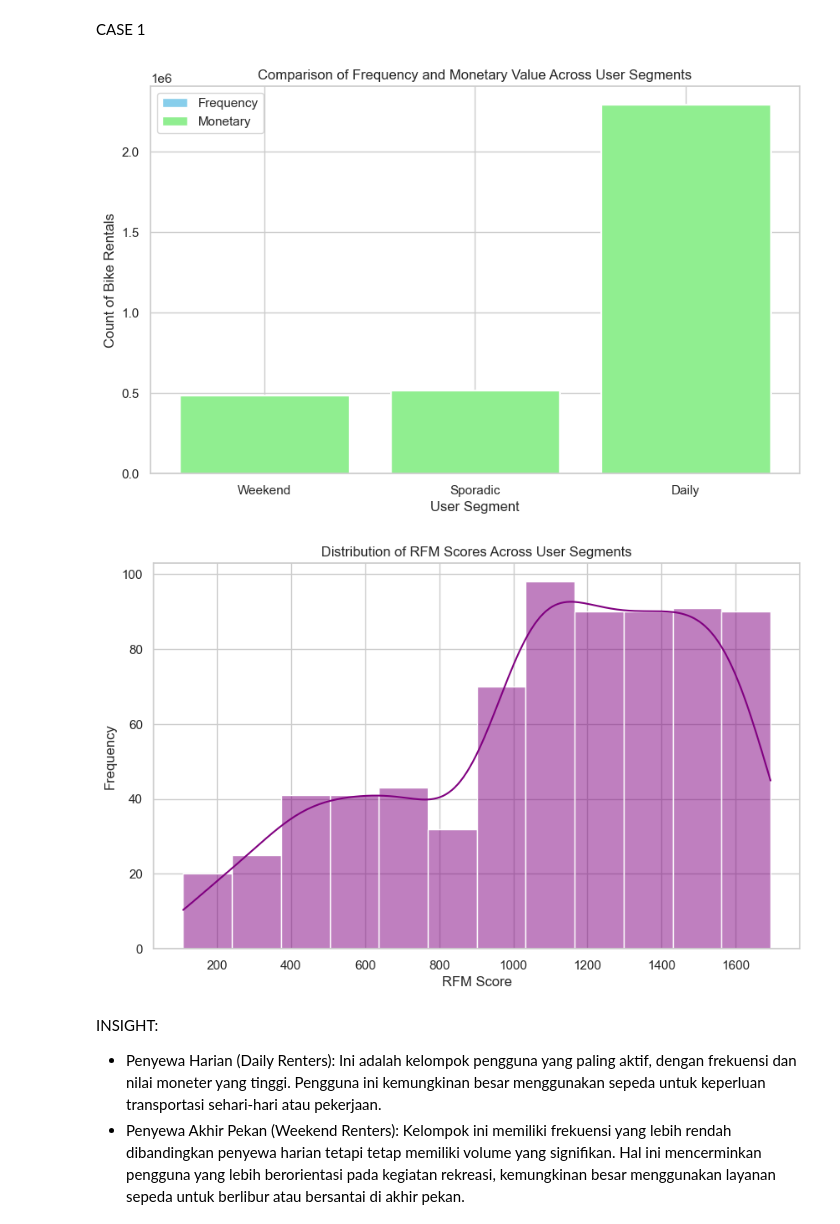
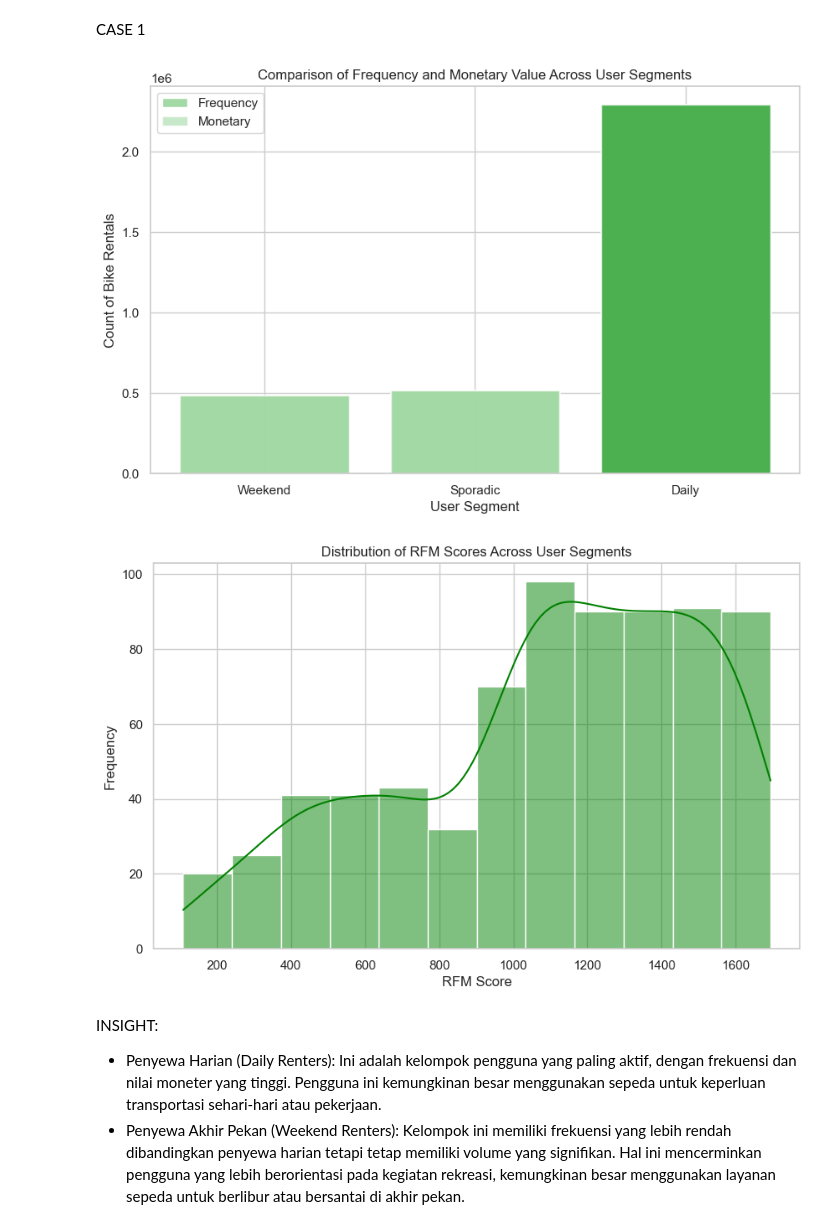
Before and after one commit to Raditya7405/Bangkit, a Jupyter notebook: notebook.ipynb, the cells around one changed output. Cells and saved outputs as stored; diff of their text form; code cells hidden in the pictures.

```diff
--- a/notebook.ipynb
+++ b/notebook.ipynb
@@ -719,31 +743,39 @@ CASE 1
 # %%
 import pandas as pd
 import matplotlib.pyplot as plt
 import seaborn as sns
 
 # Load the refined RFM analysis result
 rfm_segment = pd.read_csv('rfm_analysis_bike_sharing_segments.csv')
 
 # Bar Plot: Frequency and Monetary by User Segment
 plt.figure(figsize=(10, 6))
-plt.bar(rfm_segment['User_Segment'], rfm_segment['Frequency'], color='skyblue', label='Frequency')
-plt.bar(rfm_segment['User_Segment'], rfm_segment['Monetary'], color='lightgreen', label='Monetary')
+max_frequency = rfm_segment['Frequency'].max()
+max_monetary = rfm_segment['Monetary'].max()
+
+# Setting colors based on condition
+colors_frequency = ['#A3D9A5' if value < max_frequency else '#4CAF50' for value in rfm_segment['Frequency']]  # light green for lower values, dark green for the highest
+colors_monetary = ['#A3D9A5' if value < max_monetary else '#4CAF50' for value in rfm_segment['Monetary']]  # light green for lower values, dark green for the highest
+
+# Creating the bar plots
+plt.bar(rfm_segment['User_Segment'], rfm_segment['Frequency'], color=colors_frequency, label='Frequency')
+plt.bar(rfm_segment['User_Segment'], rfm_segment['Monetary'], color=colors_monetary, label='Monetary', alpha=0.6)  # Slightly transparent for overlap visibility
 plt.title('Comparison of Frequency and Monetary Value Across User Segments')
 plt.xlabel('User Segment')
 plt.ylabel('Count of Bike Rentals')
 plt.legend()
 plt.show()
 
 # Distribution of RFM Scores by User Segment
 plt.figure(figsize=(10, 6))
-sns.histplot(rfm_segment['RFM_score'], kde=True, color='purple')
+sns.histplot(rfm_segment['RFM_score'], kde=True, color='green')
 plt.title('Distribution of RFM Scores Across User Segments')
 plt.xlabel('RFM Score')
 plt.ylabel('Frequency')
 plt.show()
 # %% [output]
-[figure, old version]
+[figure, new version]
-[figure, old version]
+[figure, new version]
 # %% [markdown]
 INSIGHT:
 - Penyewa Harian (Daily Renters): Ini adalah kelompok pengguna yang paling aktif, dengan frekuensi dan nilai moneter yang tinggi. Pengguna ini kemungkinan besar menggunakan sepeda untuk keperluan transportasi sehari-hari atau pekerjaan.
```
Also changed, not shown: parts of 9 cells of this notebook.
